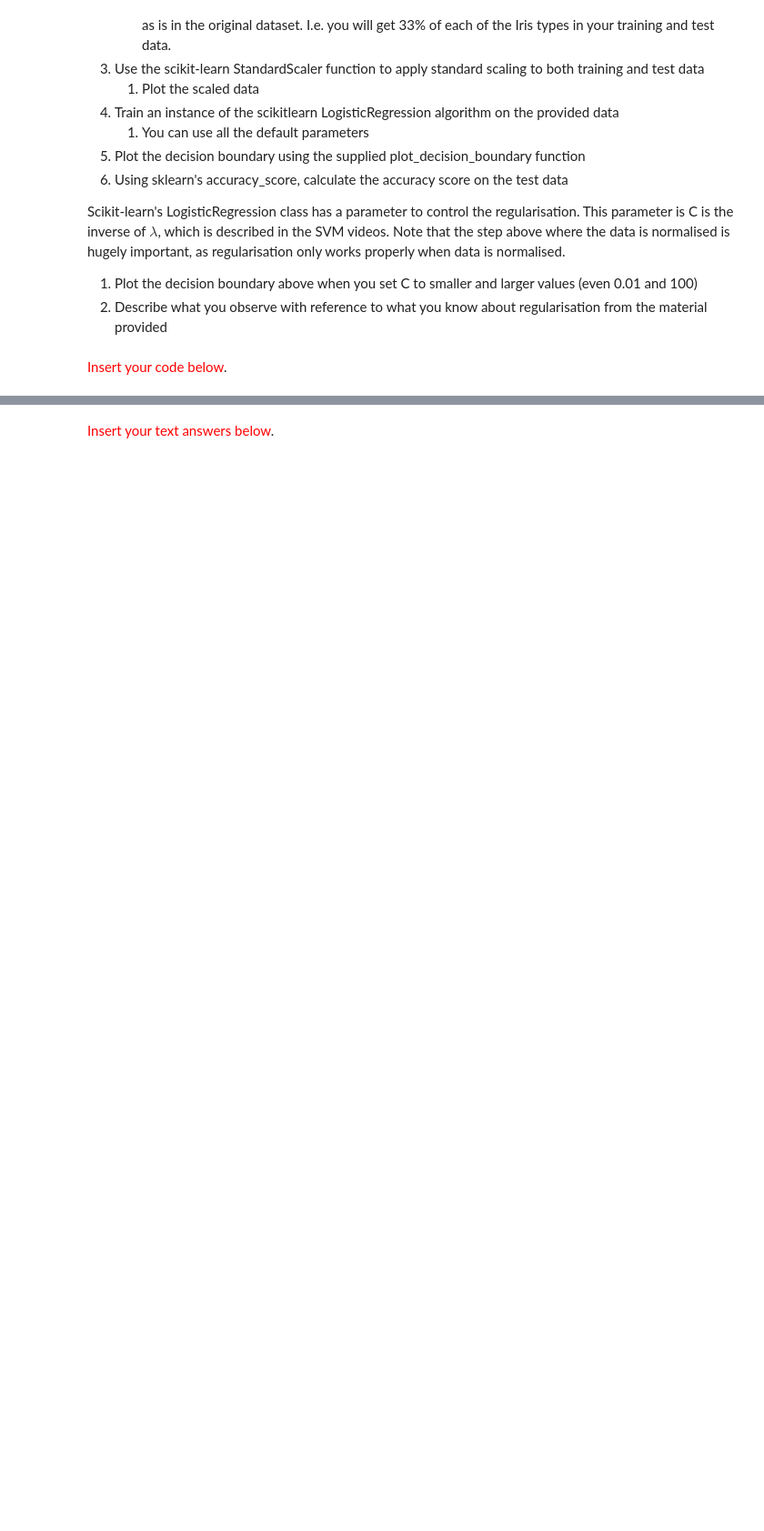
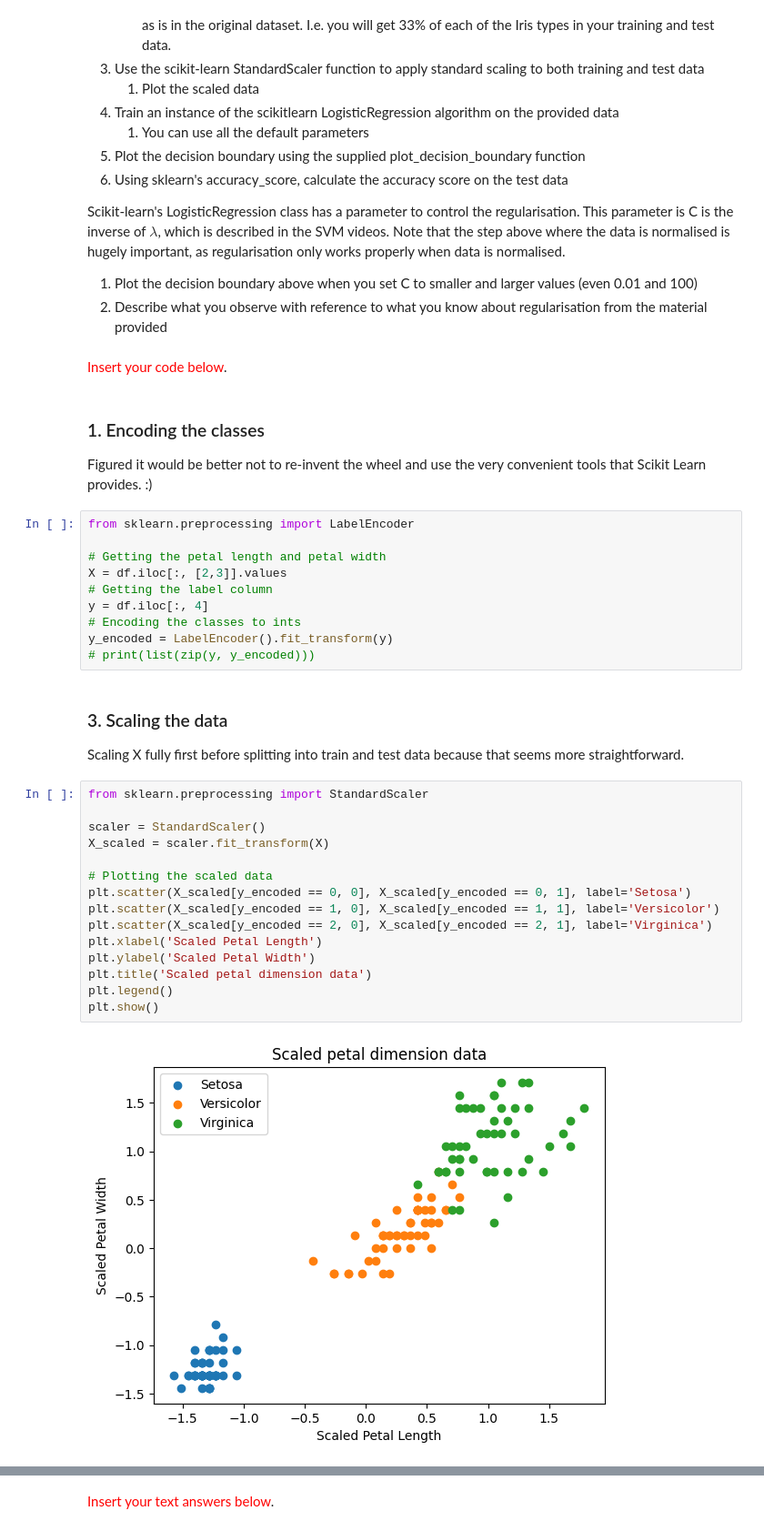
Before and after one commit to sprince0031/UL_Masters, a Jupyter notebook: SEM_1/CE4051-Introduction_to_Data_Engineering_and_Machine_Learning/Week5_6/Activity3_23052058.ipynb, the cells around one changed output, grey strips where cells are left out. Shown at 91% size. Cells and saved outputs as stored; diff of their text form; blank space fills up the shorter version.

```diff
--- a/SEM_1/CE4051-Introduction_to_Data_Engineering_and_Machine_Learning/Week5_6/Activity3_23052058.ipynb
+++ b/SEM_1/CE4051-Introduction_to_Data_Engineering_and_Machine_Learning/Week5_6/Activity3_23052058.ipynb
@@ -185,3 +199,37 @@ Scikit-learn's LogisticRegression class has a parameter to control the regularis
 2. Describe what you observe with reference to what you know about regularisation from the material provided
 # %% [markdown]
 <span style="color:red">Insert your code below</span>.
+# %% [markdown]
+### 1. Encoding the classes
+Figured it would be better not to re-invent the wheel and use the very convenient tools that Scikit Learn provides. :)
+# %%
+from sklearn.preprocessing import LabelEncoder
+
+# Getting the petal length and petal width
+X = df.iloc[:, [2,3]].values
+# Getting the label column
+y = df.iloc[:, 4]
+# Encoding the classes to ints
+y_encoded = LabelEncoder().fit_transform(y)
+# print(list(zip(y, y_encoded)))
+# %% [markdown]
+### 3. Scaling the data
+
+Scaling X fully first before splitting into train and test data because that seems more straightforward.
+# %%
+from sklearn.preprocessing import StandardScaler
+
+scaler = StandardScaler()
+X_scaled = scaler.fit_transform(X)
+
+# Plotting the scaled data
+plt.scatter(X_scaled[y_encoded == 0, 0], X_scaled[y_encoded == 0, 1], label='Setosa')
+plt.scatter(X_scaled[y_encoded == 1, 0], X_scaled[y_encoded == 1, 1], label='Versicolor')
+plt.scatter(X_scaled[y_encoded == 2, 0], X_scaled[y_encoded == 2, 1], label='Virginica')
+plt.xlabel('Scaled Petal Length')
+plt.ylabel('Scaled Petal Width')
+plt.title('Scaled petal dimension data')
+plt.legend()
+plt.show()
+# %% [output]
+[figure, added]
```
Also changed, not shown: parts of 63 cells of this notebook.
